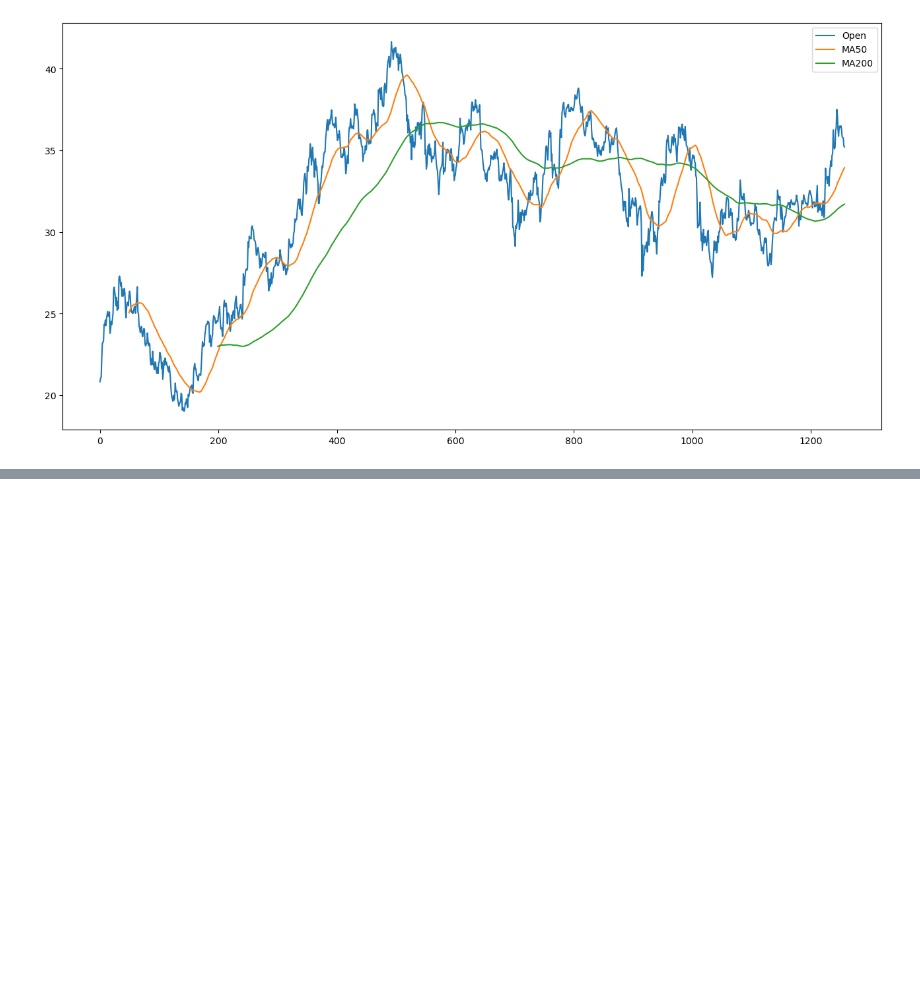
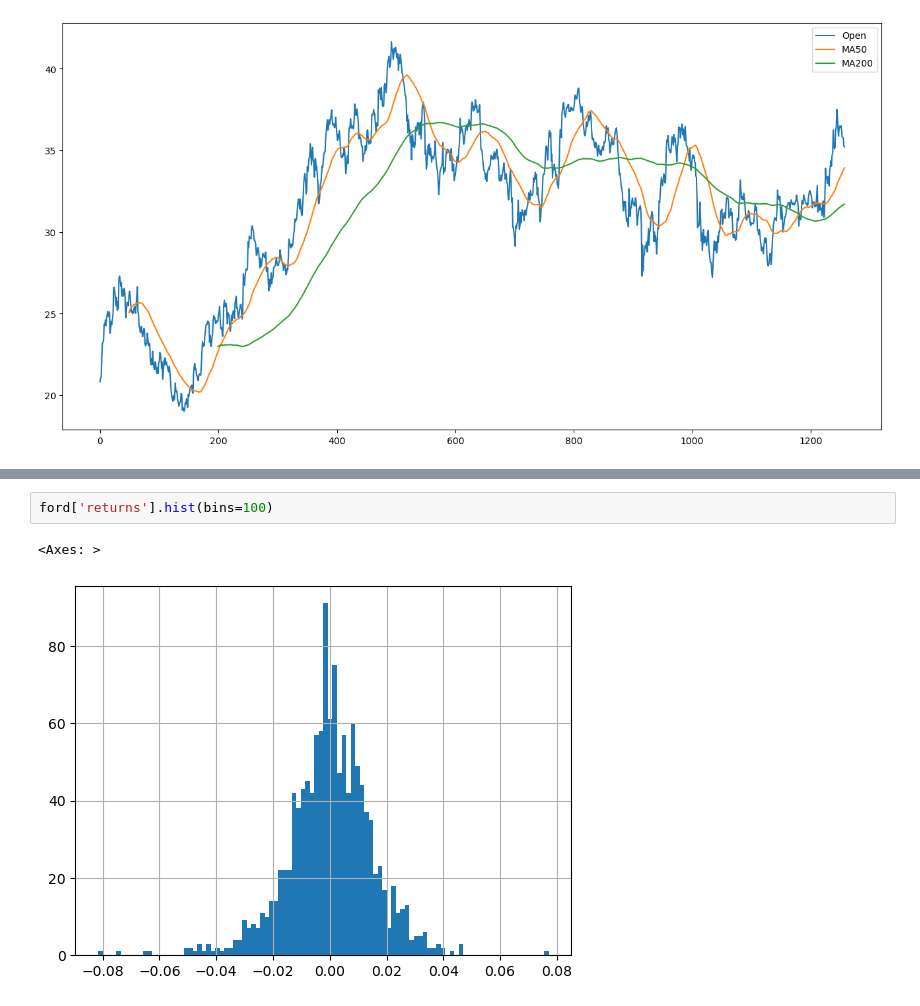
Before and after one commit to myk-francis/python-challenges-scripts, a Jupyter notebook: stock-markey-analysis/first-exercise.ipynb, the cells around one changed output, grey strips where cells are left out. Cells and saved outputs as stored; diff of their text form; blank space fills up the shorter version.

```diff
--- a/stock-markey-analysis/first-exercise.ipynb
+++ b/stock-markey-analysis/first-exercise.ipynb
@@ -54,0 +64,5 @@ gm[['Open', 'MA50', 'MA200']].plot(figsize=(16,8))
+# %%
+ford['returns'].hist(bins=100)
+# %% [output]
+<Axes: >
+[figure, added]
```
Also changed, not shown: parts of 3 cells of this notebook.
